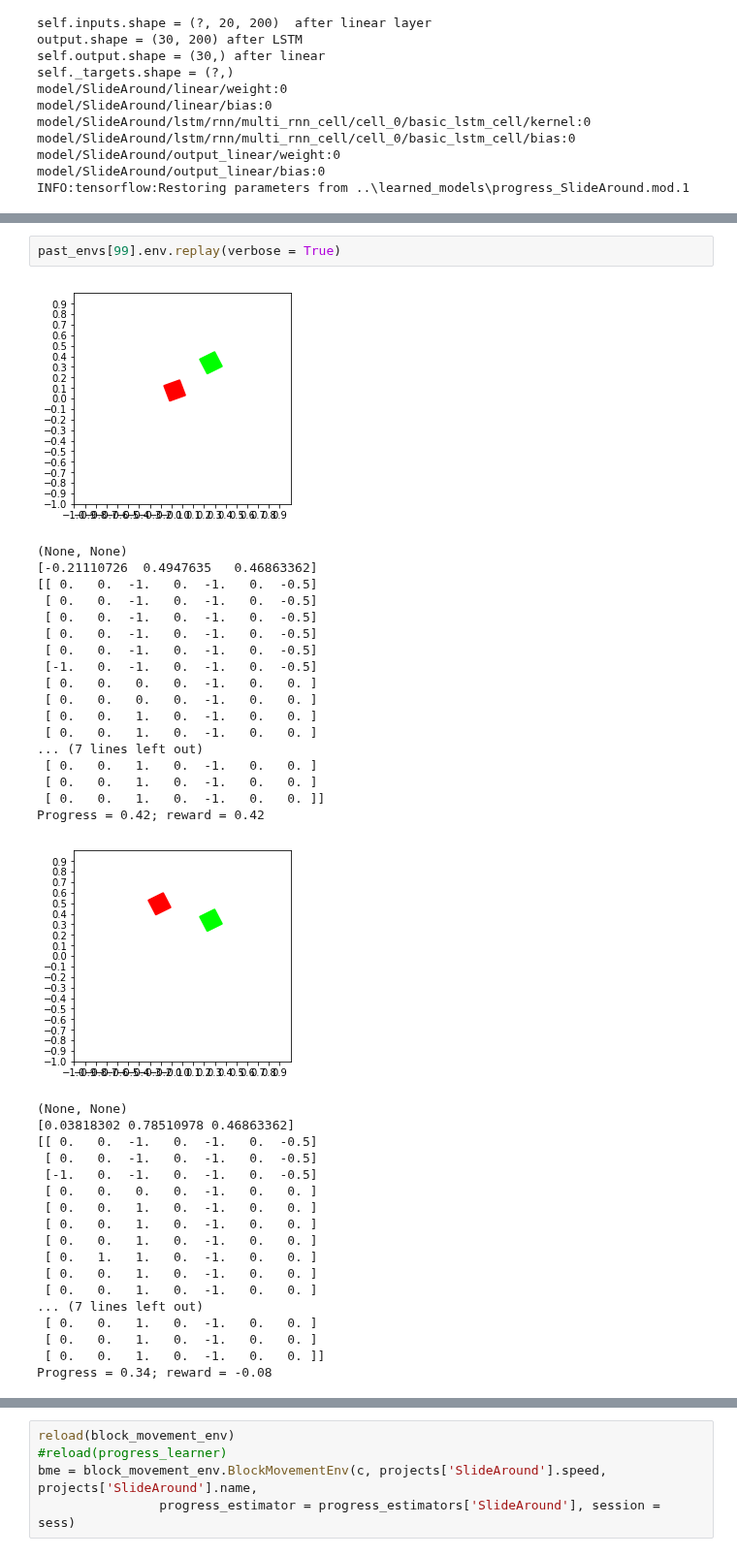
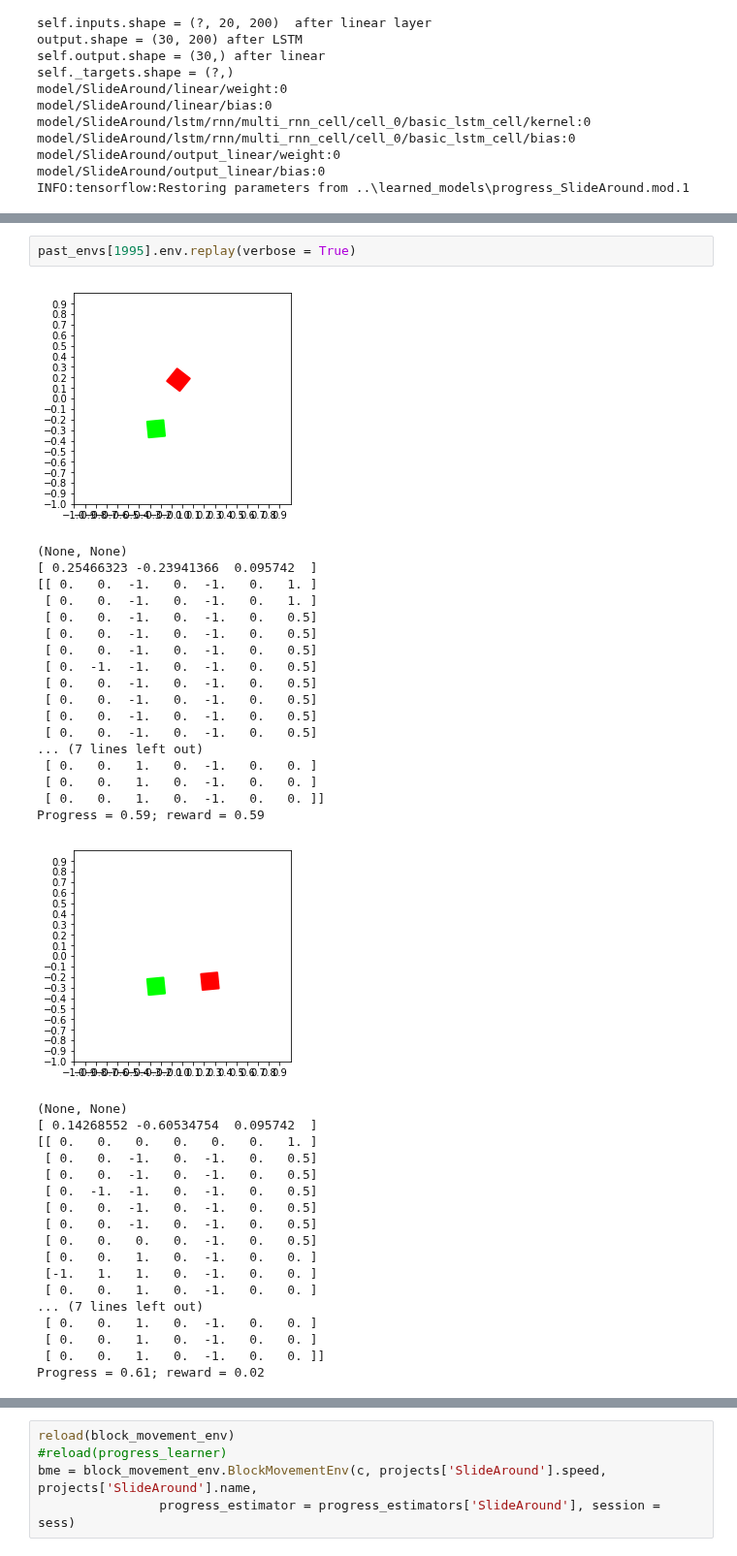
Before and after one commit to tuandnvn/learn-to-perform, a Jupyter notebook: notebooks/test_discrete_learner-2.ipynb, the cells around one changed output, grey strips where cells are left out. Shown at 97% size. Saved outputs shown, nothing was run; the diff lists cells and outputs as text.

```diff
--- a/notebooks/test_discrete_learner-2.ipynb
+++ b/notebooks/test_discrete_learner-2.ipynb
@@ -144,39 +156,39 @@ Step 2 @ Episode 237/2000 (0.002191900508478284))
 # %%
-past_envs[99].env.replay(verbose = True)
+past_envs[1995].env.replay(verbose = True)
 # %% [output]
-[figure, old version]
+[figure, new version]
 (None, None)
-[-0.21110726  0.4947635   0.46863362]
-[[ 0.   0.  -1.   0.  -1.   0.  -0.5]
- [ 0.   0.  -1.   0.  -1.   0.  -0.5]
- [ 0.   0.  -1.   0.  -1.   0.  -0.5]
- [ 0.   0.  -1.   0.  -1.   0.  -0.5]
- [ 0.   0.  -1.   0.  -1.   0.  -0.5]
- [-1.   0.  -1.   0.  -1.   0.  -0.5]
- [ 0.   0.   0.   0.  -1.   0.   0. ]
- [ 0.   0.   0.   0.  -1.   0.   0. ]
- [ 0.   0.   1.   0.  -1.   0.   0. ]
- [ 0.   0.   1.   0.  -1.   0.   0. ]
+[ 0.25466323 -0.23941366  0.095742  ]
+[[ 0.   0.  -1.   0.  -1.   0.   1. ]
+ [ 0.   0.  -1.   0.  -1.   0.   1. ]
+ [ 0.   0.  -1.   0.  -1.   0.   0.5]
+ [ 0.   0.  -1.   0.  -1.   0.   0.5]
+ [ 0.   0.  -1.   0.  -1.   0.   0.5]
+ [ 0.  -1.  -1.   0.  -1.   0.   0.5]
+ [ 0.   0.  -1.   0.  -1.   0.   0.5]
+ [ 0.   0.  -1.   0.  -1.   0.   0.5]
+ [ 0.   0.  -1.   0.  -1.   0.   0.5]
+ [ 0.   0.  -1.   0.  -1.   0.   0.5]
 ... (7 lines left out)
  [ 0.   0.   1.   0.  -1.   0.   0. ]
  [ 0.   0.   1.   0.  -1.   0.   0. ]
  [ 0.   0.   1.   0.  -1.   0.   0. ]]
-Progress = 0.42; reward = 0.42
+Progress = 0.59; reward = 0.59
-[figure, old version]
+[figure, new version]
 (None, None)
-[0.03818302 0.78510978 0.46863362]
-[[ 0.   0.  -1.   0.  -1.   0.  -0.5]
- [ 0.   0.  -1.   0.  -1.   0.  -0.5]
- [-1.   0.  -1.   0.  -1.   0.  -0.5]
- [ 0.   0.   0.   0.  -1.   0.   0. ]
+[ 0.14268552 -0.60534754  0.095742  ]
+[[ 0.   0.   0.   0.   0.   0.   1. ]
+ [ 0.   0.  -1.   0.  -1.   0.   0.5]
+ [ 0.   0.  -1.   0.  -1.   0.   0.5]
+ [ 0.  -1.  -1.   0.  -1.   0.   0.5]
+ [ 0.   0.  -1.   0.  -1.   0.   0.5]
+ [ 0.   0.  -1.   0.  -1.   0.   0.5]
+ [ 0.   0.   0.   0.  -1.   0.   0.5]
  [ 0.   0.   1.   0.  -1.   0.   0. ]
- [ 0.   0.   1.   0.  -1.   0.   0. ]
- [ 0.   0.   1.   0.  -1.   0.   0. ]
- [ 0.   1.   1.   0.  -1.   0.   0. ]
- [ 0.   0.   1.   0.  -1.   0.   0. ]
+ [-1.   1.   1.   0.  -1.   0.   0. ]
  [ 0.   0.   1.   0.  -1.   0.   0. ]
 ... (7 lines left out)
  [ 0.   0.   1.   0.  -1.   0.   0. ]
  [ 0.   0.   1.   0.  -1.   0.   0. ]
  [ 0.   0.   1.   0.  -1.   0.   0. ]]
-Progress = 0.34; reward = -0.08
+Progress = 0.61; reward = 0.02
```
Also changed, not shown: parts of 18 cells of this notebook, 10 other files.
